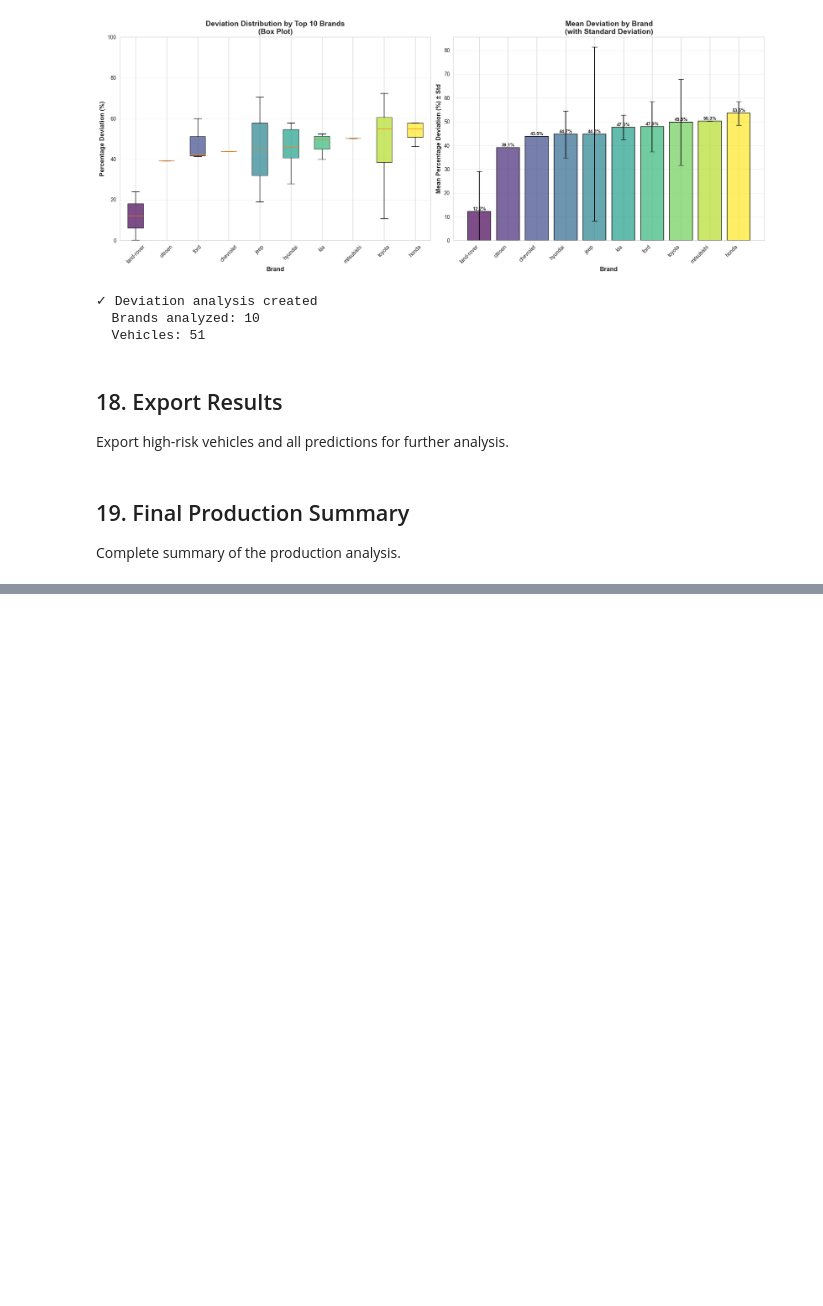
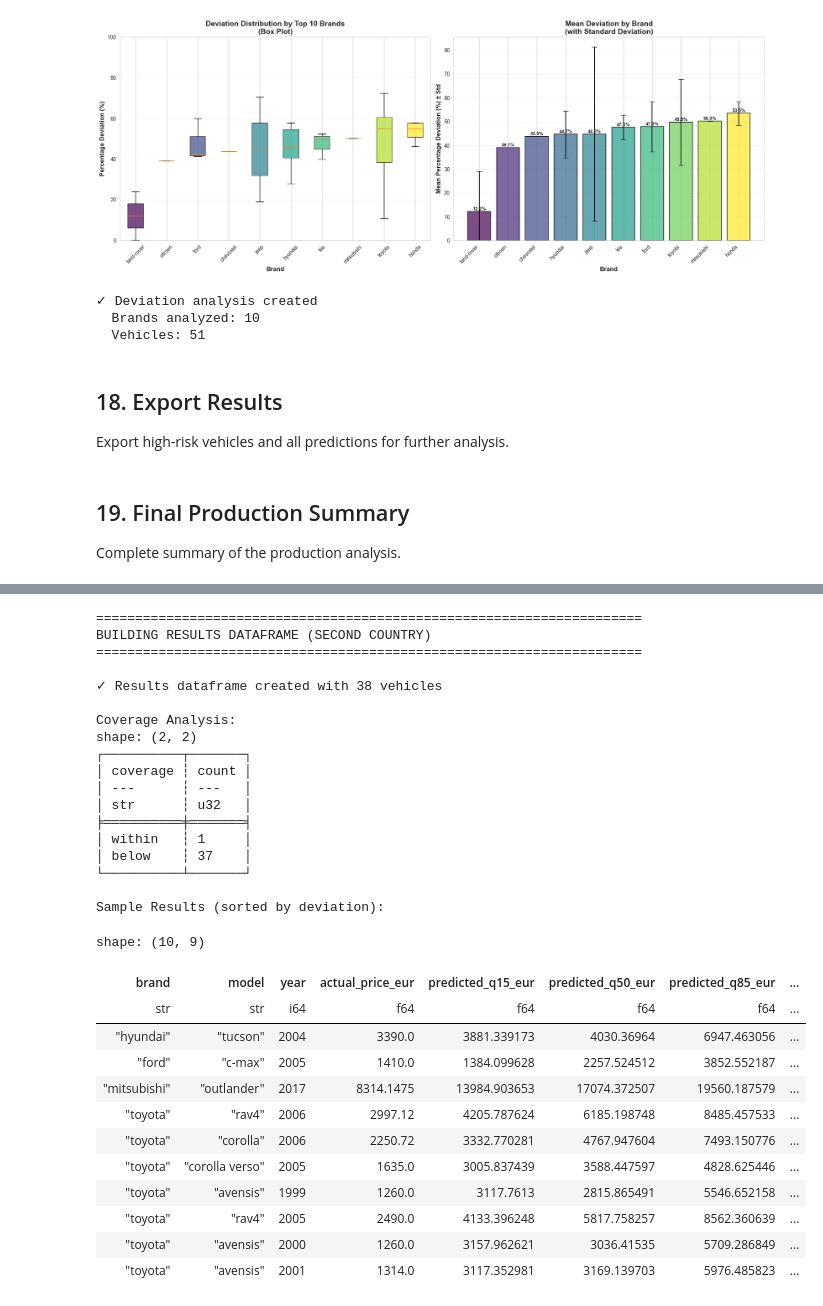
Before and after one commit to brunothefirst/car_price_prediction, a Jupyter notebook: notebooks/06_lean_model_training.ipynb, the cells around one changed output, grey strips where cells are left out. Drawn from its saved outputs; the diff is of its cells as text; code cells hidden in the pictures; blank space fills up the shorter version.

```diff
--- a/notebooks/06_lean_model_training.ipynb
+++ b/notebooks/06_lean_model_training.ipynb
@@ -2345,0 +2616,77 @@ print("\n" + "=" * 70)
+# %%
+# %% Build Results DataFrame (Second Country)
+print("=" * 70)
+print("BUILDING RESULTS DATAFRAME (SECOND COUNTRY)")
+print("=" * 70)
+
+# Add predictions to the original data
+df_results_c2 = df_country2.with_columns([
+    pl.Series('predicted_q15_eur', y_pred_c2_q15),
+    pl.Series('predicted_q50_eur', y_pred_c2_q50),
+    pl.Series('predicted_q85_eur', y_pred_c2_q85),
+])
+
+# Calculate deviations
+df_results_c2 = df_results_c2.with_columns([
+    (pl.col('actual_price_eur') - pl.col('predicted_q50_eur')).alias('deviation_eur'),
+    (( pl.col('predicted_q50_eur') - pl.col('actual_price_eur'))  / pl.col('predicted_q50_eur') * 100).alias('deviation_pct'),
+    (pl.col('predicted_q85_eur') - pl.col('predicted_q15_eur')).alias('interval_width'),
+])
+
+# Categorize coverage
+df_results_c2 = df_results_c2.with_columns([
+    pl.when(pl.col('actual_price_eur') < pl.col('predicted_q15_eur'))
+        .then(pl.lit('below'))
+        .when(pl.col('actual_price_eur') > pl.col('predicted_q85_eur'))
+        .then(pl.lit('above'))
+        .otherwise(pl.lit('within'))
+        .alias('coverage')
+])
+
+# Display summary
+print(f"\n✓ Results dataframe created with {len(df_results_c2)} vehicles")
+
+# Coverage analysis
+coverage_c2 = df_results_c2.group_by('coverage').agg(pl.count().alias('count'))
+print(f"\nCoverage Analysis:")
+print(coverage_c2)
+
+# Show sample results
+print(f"\nSample Results (sorted by deviation):")
+df_results_c2.select([
+    'brand', 'model', 'year',
+    'actual_price_eur', 'predicted_q15_eur', 'predicted_q50_eur', 'predicted_q85_eur',
+    'deviation_pct', 'coverage'
+]).sort('deviation_pct').head(10)
+# %% [output]
+======================================================================
+BUILDING RESULTS DATAFRAME (SECOND COUNTRY)
+======================================================================
+
+✓ Results dataframe created with 38 vehicles
+
+Coverage Analysis:
+shape: (2, 2)
+┌──────────┬───────┐
+│ coverage ┆ count │
+│ ---      ┆ ---   │
+│ str      ┆ u32   │
+╞══════════╪═══════╡
+│ within   ┆ 1     │
+│ below    ┆ 37    │
+└──────────┴───────┘
+
+Sample Results (sorted by deviation):
+shape: (10, 9)
+| brand | model | year | actual_price_eur | predicted_q15_eur | predicted_q50_eur | predicted_q85_eur | ... |
+| str | str | i64 | f64 | f64 | f64 | f64 | ... |
+| "hyundai" | "tucson" | 2004 | 3390.0 | 3881.339173 | 4030.36964 | 6947.463056 | ... |
+| "ford" | "c-max" | 2005 | 1410.0 | 1384.099628 | 2257.524512 | 3852.552187 | ... |
+| "mitsubishi" | "outlander" | 2017 | 8314.1475 | 13984.903653 | 17074.372507 | 19560.187579 | ... |
+| "toyota" | "rav4" | 2006 | 2997.12 | 4205.787624 | 6185.198748 | 8485.457533 | ... |
+| "toyota" | "corolla" | 2006 | 2250.72 | 3332.770281 | 4767.947604 | 7493.150776 | ... |
+| "toyota" | "corolla verso" | 2005 | 1635.0 | 3005.837439 | 3588.447597 | 4828.625446 | ... |
+| "toyota" | "avensis" | 1999 | 1260.0 | 3117.7613 | 2815.865491 | 5546.652158 | ... |
+| "toyota" | "rav4" | 2005 | 2490.0 | 4133.396248 | 5817.758257 | 8562.360639 | ... |
+| "toyota" | "avensis" | 2000 | 1260.0 | 3157.962621 | 3036.41535 | 5709.286849 | ... |
+| "toyota" | "avensis" | 2001 | 1314.0 | 3117.352981 | 3169.139703 | 5976.485823 | ... |
```
Also changed, not shown: parts of 19 cells of this notebook.
